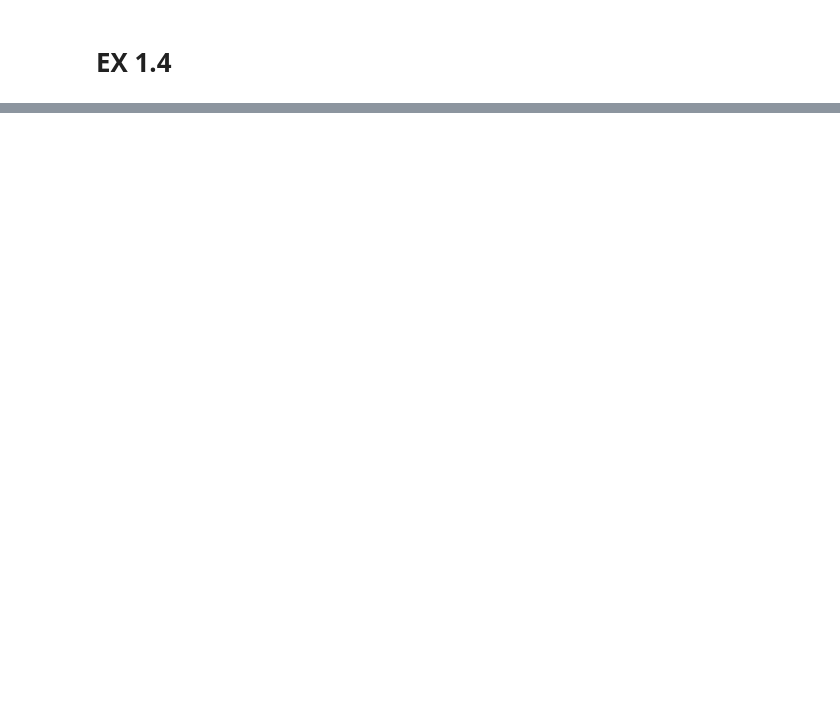
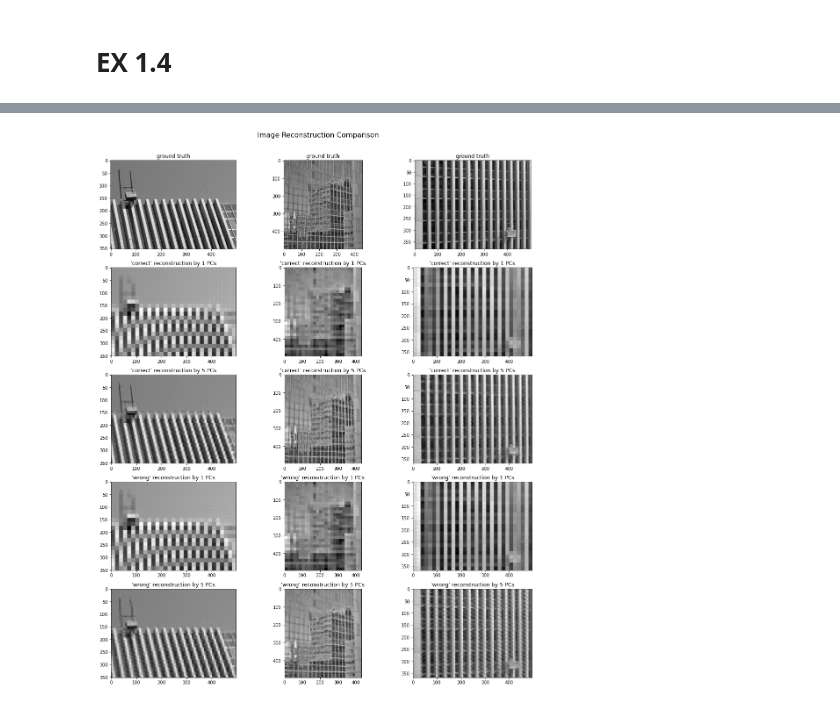
Before and after one commit to bramantyois/machine_intelligence_2, a Jupyter notebook: week-01/01_PCA.ipynb, the cells around one changed output, grey strips where cells are left out. Drawn from its saved outputs; the diff is of its cells as text; code cells hidden in the pictures; blank space fills up the shorter version.

```diff
--- a/week-01/01_PCA.ipynb
+++ b/week-01/01_PCA.ipynb
@@ -193,0 +225,36 @@ visualize_pc(pca_n, title='Nature Principal Component Images')
+# %%
+b1 = np.asarray(Image.open('imgpca/b1.jpg'))
+
+b2 = np.asarray(Image.open('imgpca/b2.jpg'))
+
+b3 = np.asarray(Image.open('imgpca/b5.jpg'))
+
+bs = [b1, b2, b3]
+correct_proj_1 = transform_images(pca_b,  bs, keep_m=1)
+correct_proj_5 = transform_images(pca_b,  bs, keep_m=5)
+wrong_proj_1 = transform_images(pca_n,  bs, keep_m=1)
+wrong_proj_5 = transform_images(pca_n,  bs, keep_m=5)
+# %%
+fig, ax = plt.subplots(5,3, figsize=(15,18))
+for i, img in enumerate(bs):
+    ax[0,i].imshow(img, cmap='gray')
+    ax[0,i].set_title('ground truth')
+
+    ax[1,i].imshow(correct_proj_1[i], cmap='gray')
+    ax[1,i].set_title("'correct' reconstruction by 1 PCs")
+
+    ax[2,i].imshow(correct_proj_5[i], cmap='gray')
+    ax[2,i].set_title("'correct' reconstruction by 5 PCs")
+
+    ax[3,i].imshow(wrong_proj_1[i], cmap='gray')
+    ax[3,i].set_title("'wrong' reconstruction by 1 PCs")
+
+    ax[4,i].imshow(wrong_proj_5[i], cmap='gray')
+    ax[4,i].set_title("'wrong' reconstruction by 5 PCs")
+
+fig.suptitle('Image Reconstruction Comparison' , fontsize=16)
+fig.tight_layout()
+fig.subplots_adjust(top=0.93)
+plt.show()
+# %% [output]
+[figure, added]
```
Also changed, not shown: parts of 8 cells of this notebook.
